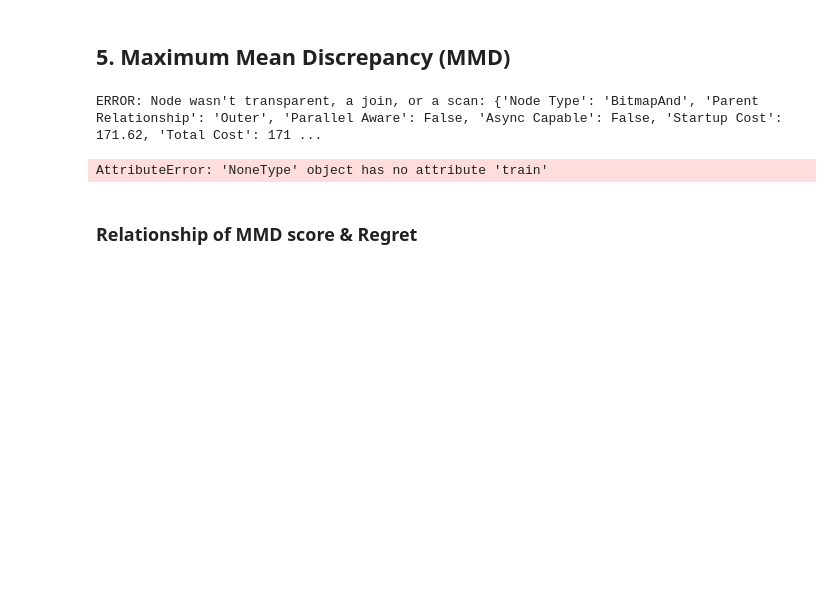
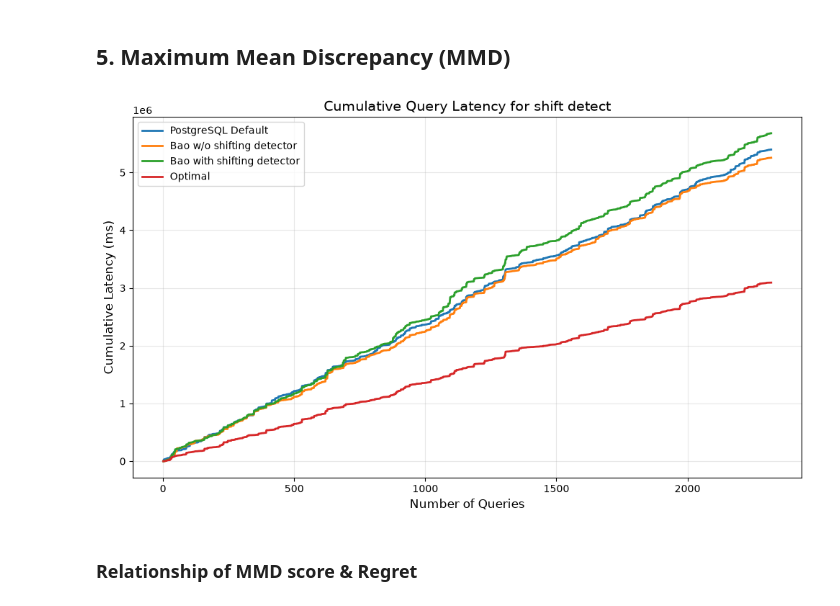
Before and after one commit to hujing2407/AdaLQO, a Jupyter notebook: AdaLQO.ipynb, the cells around one changed output. Drawn from its saved outputs; the diff is of its cells as text; code cells hidden in the pictures; blank space fills up the shorter version.

Commit message:
Init model and prediction

```diff
--- a/AdaLQO.ipynb
+++ b/AdaLQO.ipynb
@@ -94,6 +94,27 @@ def embedding_plans(regressor, batch):
     return regressor._BaoRegression__net.get_fixed_features(trees)
 # %% [markdown]
 ## 4. Predict Other Group Data & Continual Learning
+# %%
+import bao_server.featurize as f
+
+def safe_prediction(model, data):
+    try:
+        return prediction(model, data)
+    except f.TreeBuilderError as e:
+        print("TreeBuilderError during prediction:", e)
+        print("Refitting feature extractor and model on current batch...")
+
+        X = []
+        y = []
+
+        for _, row in data.iterrows():
+            X.extend(row["plans"])
+            y.extend(row["latency_list"])
+
+        model.fit_feature_extractor(X, y)
+        model.fit_model(X, y, seed=42, ada_size=False)
+
+        return prediction(model, data)
 # %%
 def cl(regressor, shift_detect, data):
     res = []
@@ -113,7 +134,7 @@ def cl(regressor, shift_detect, data):
                     mmd_score = mmd(cur_embedding, base_embedding)
                     print(i, j, mmd_score)
                     # if detected shifting, retrain Bao Model with the last batch data
-                    if mmd_score > 0.04:
+                    if mmd_score > 0.1:
                         base_embedding = retrain_model(base_embedding, pre_data, regressor)
                 case "ks":
                     cur = cur_embedding.cpu().detach().numpy()
@@ -131,8 +152,11 @@ def cl(regressor, shift_detect, data):
                     # if detected shifting, retrain Bao Model with the last batch data
                     if ws_score > 0.5:
                         base_embedding = retrain_model(base_embedding, pre_data, regressor)
-            ori_res = prediction(ori_reg, batch)
-            cur_res = prediction(regressor, batch)
+            try:
+                ori_res = prediction(ori_reg, batch)
+            except f.TreeBuilderError:
+                ori_res = safe_prediction(ori_reg, batch)
+            cur_res = safe_prediction(regressor, batch)
             cur_res["base_bao_latency"] = ori_res["bao_latency"]
             res.append(cur_res)
             pre_data = data[i][j]
@@ -154,12 +178,11 @@ def retrain_model(base_embedding, pre_data, regressor):
 ## 5. Maximum Mean Discrepancy (MMD)
 # %%
 reg = init_bao_model(data)
-# res = cl(reg,"mmd",data)
-# res_df = pd.concat(res,ignore_index=True)
-# plot_res("shift detect", res_df, "results/prototype/outdate/performance_100_mmd.png")
+res = cl(reg,"mmd",data)
+res_df = pd.concat(res,ignore_index=True)
+plot_res("shift detect", res_df, "results/tpcds/performance_10_mmd.png")
 # %% [output]
-ERROR: Node wasn't transparent, a join, or a scan: {'Node Type': 'BitmapAnd', 'Parent Relationship': 'Outer', 'Parallel Aware': False, 'Async Capable': False, 'Startup Cost': 171.62, 'Total Cost': 171 ...
-AttributeError: 'NoneType' object has no attribute 'train'
+[figure, added]
 # %% [markdown]
 ### Relationship of MMD score & Regret
 # %% [markdown]
```
Also changed, not shown: parts of 2 cells of this notebook, 4 other files.
